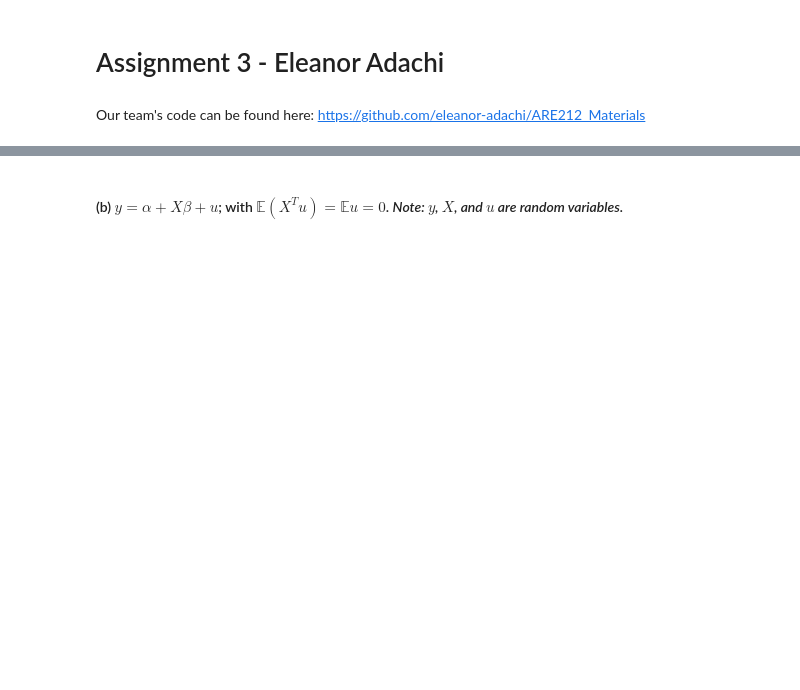
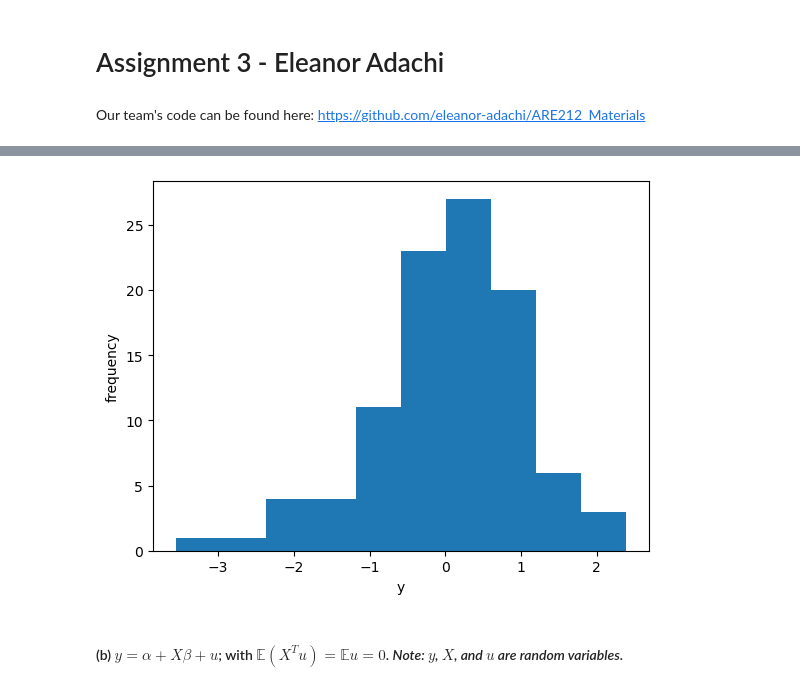
Before and after one commit to eleanor-adachi/ARE212_Materials, a Jupyter notebook: Assignments/assignment3/assignment3_ea.ipynb, the cells around one changed output, grey strips where cells are left out. Cells and saved outputs as stored; diff of their text form; code cells hidden in the pictures; blank space fills up the shorter version.

```diff
--- a/Assignments/assignment3/assignment3_ea.ipynb
+++ b/Assignments/assignment3/assignment3_ea.ipynb
@@ -18,2 +283,42 @@ When we approach a new estimation problem from a GMM perspective there’s a sim
+# %%
+import numpy as np
+import pandas as pd
+from scipy.stats import distributions as iid
+
+def dgp_a(N, b0):
+    '''
+    Generate dataset for GMM model A
+
+    Takes as inputs sample size N and vector of true parameters (mu and sigma), b0
+
+    Returns a tuple with numpy array y, all of length N
+    '''
+    # Retrieve true parameters
+    mu = b0[0]
+    sigma = b0[1]
+
+    # Construct u
+    u = iid.norm(loc=mu, scale=sigma)
+
+    # Construct y
+    y = u.rvs(N)
+
+    # Store in DataFrame
+    df = pd.DataFrame(columns=['y'])
+    df['y'] = y
+    return df[['y']]
+# %%
+np.random.seed(1234)
+
+y = dgp_a(100, [0, 1])
+# %%
+import matplotlib.pyplot as plt
+
+plt.hist(y)
+plt.xlabel('y')
+plt.ylabel('frequency')
+plt.show()
+# %% [output]
+[figure, added]
 # %% [markdown]
 #### (b) $y = \alpha + X \beta + u$; with $\mathbb{E}(X^T u) = \mathbb{E}u = 0$.  *Note: $y$, $X$, and $u$ are random variables.*
```
Also changed, not shown: parts of 47 cells of this notebook.
